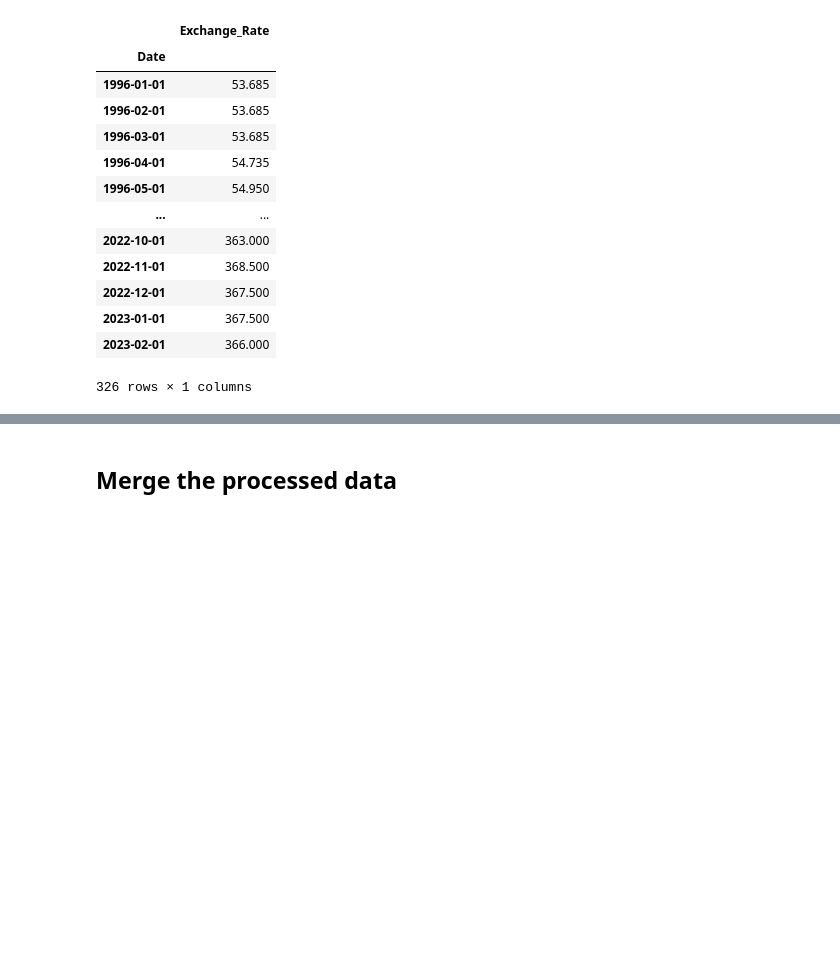
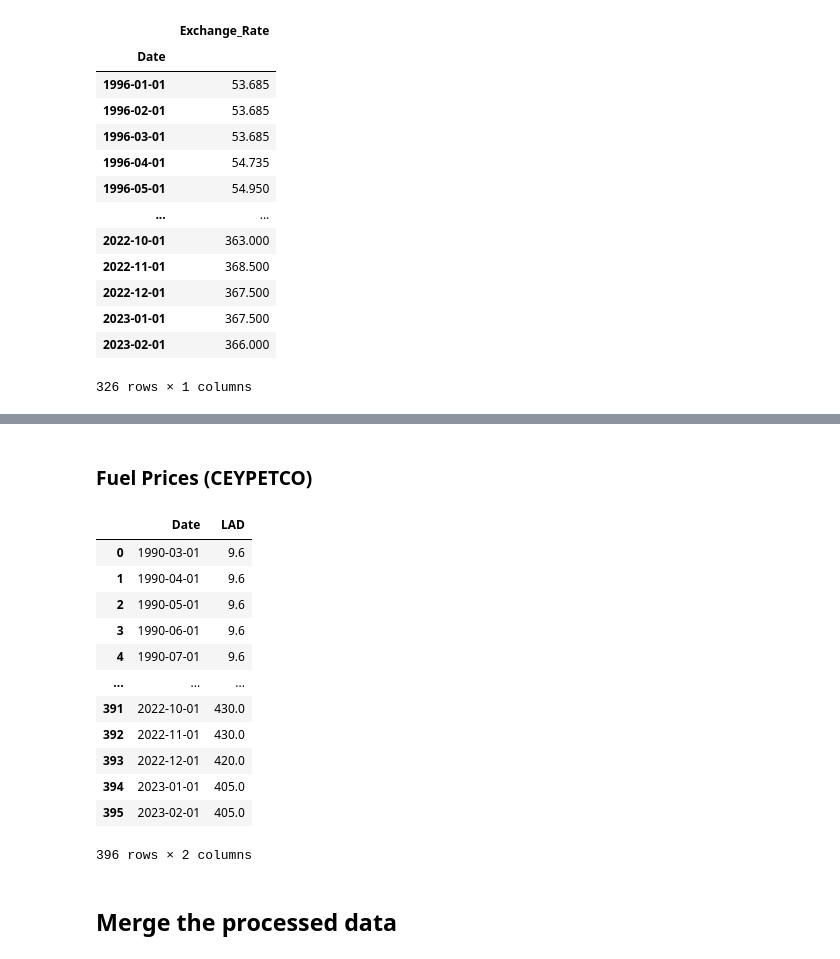
Before and after one commit to luqmanrumaiz/SriOryzaugur, a Jupyter notebook: model/sri-oryzaugur-preprocessing.ipynb, the cells around one changed output, grey strips where cells are left out. Cells and saved outputs as stored; diff of their text form; code cells hidden in the pictures; blank space fills up the shorter version.

Commit message:
Added Fuel Price Scraper and Combined it to the Processed Data

```diff
--- a/model/sri-oryzaugur-preprocessing.ipynb
+++ b/model/sri-oryzaugur-preprocessing.ipynb
@@ -472,0 +480,19 @@ exchange_rate
+# %% [markdown]
+### **Fuel Prices (CEYPETCO)**
+# %%
+fuel_prices = pd.read_csv('dataset/unprocessed/fuel_prices.csv')
+fuel_prices
+# %% [output]
+|  | Date | LAD |
+| 0 | 1990-03-01 | 9.6 |
+| 1 | 1990-04-01 | 9.6 |
+| 2 | 1990-05-01 | 9.6 |
+| 3 | 1990-06-01 | 9.6 |
+| 4 | 1990-07-01 | 9.6 |
+| ... | ... | ... |
+| 391 | 2022-10-01 | 430.0 |
+| 392 | 2022-11-01 | 430.0 |
+| 393 | 2022-12-01 | 420.0 |
+| 394 | 2023-01-01 | 405.0 |
+| 395 | 2023-02-01 | 405.0 |
+396 rows × 2 columns
```
Also changed, not shown: parts of 15 cells of this notebook, 3 other files.
